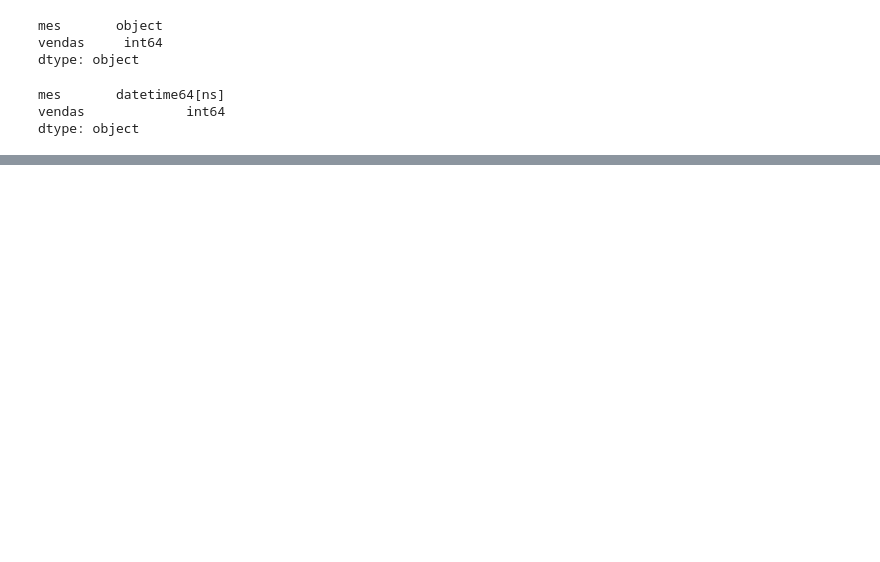
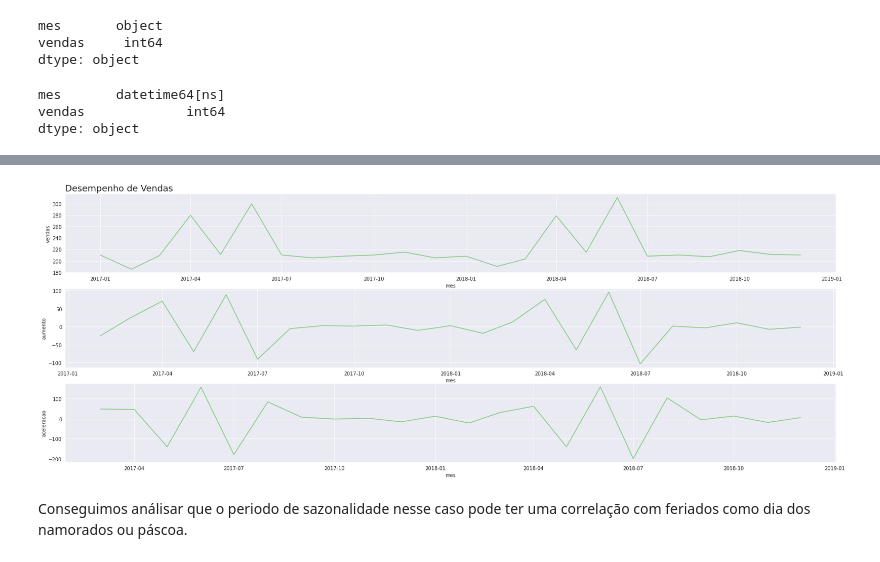
Before and after one commit to King-Bowie/TimeSeries, a Jupyter notebook: TimeSeries.ipynb, the cells around one changed output, grey strips where cells are left out. Drawn from its saved outputs; the diff is of its cells as text; code cells hidden in the pictures; blank space fills up the shorter version.

```diff
--- a/TimeSeries.ipynb
+++ b/TimeSeries.ipynb
@@ -256,3 +258,7 @@ chocolate.dtypes
 mes       datetime64[ns]
 vendas             int64
 dtype: object
+# %%
+chocolate['aumento'] = chocolate['vendas'].diff()
+chocolate['aceleracao'] =chocolate['aumento'].diff()
+chocolate.head()
@@ -258,0 +272,7 @@ dtype: object
+# %%
+plot_comparacao('mes','vendas','aumento','aceleracao',
+                chocolate,'Desempenho de Vendas')
+# %% [output]
+[figure, added]
+# %% [markdown]
+Conseguimos análisar que o periodo de sazonalidade nesse caso pode ter uma correlação com feriados como dia dos namorados ou páscoa.
```
Also changed, not shown: parts of 2 cells of this notebook.
